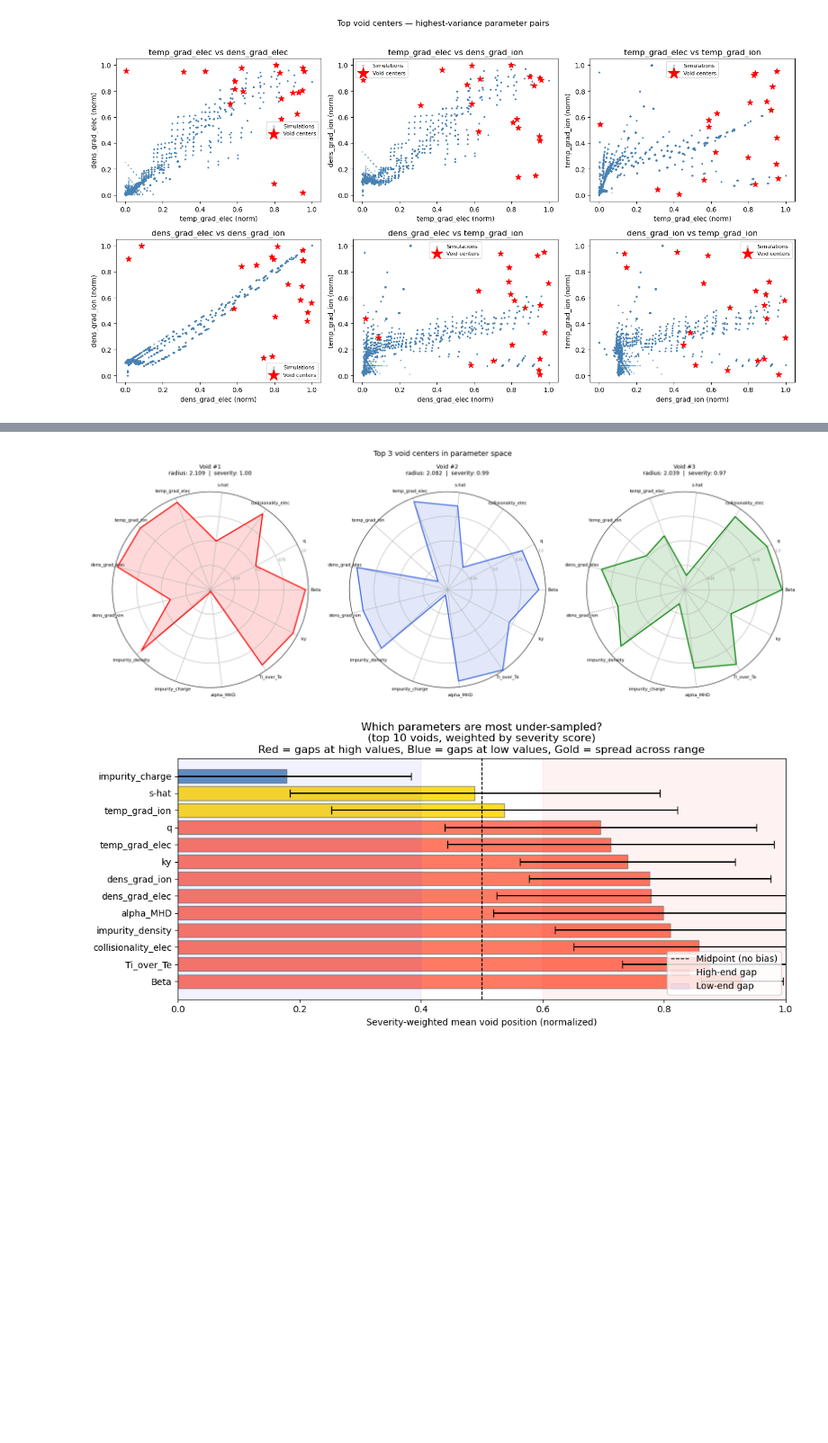
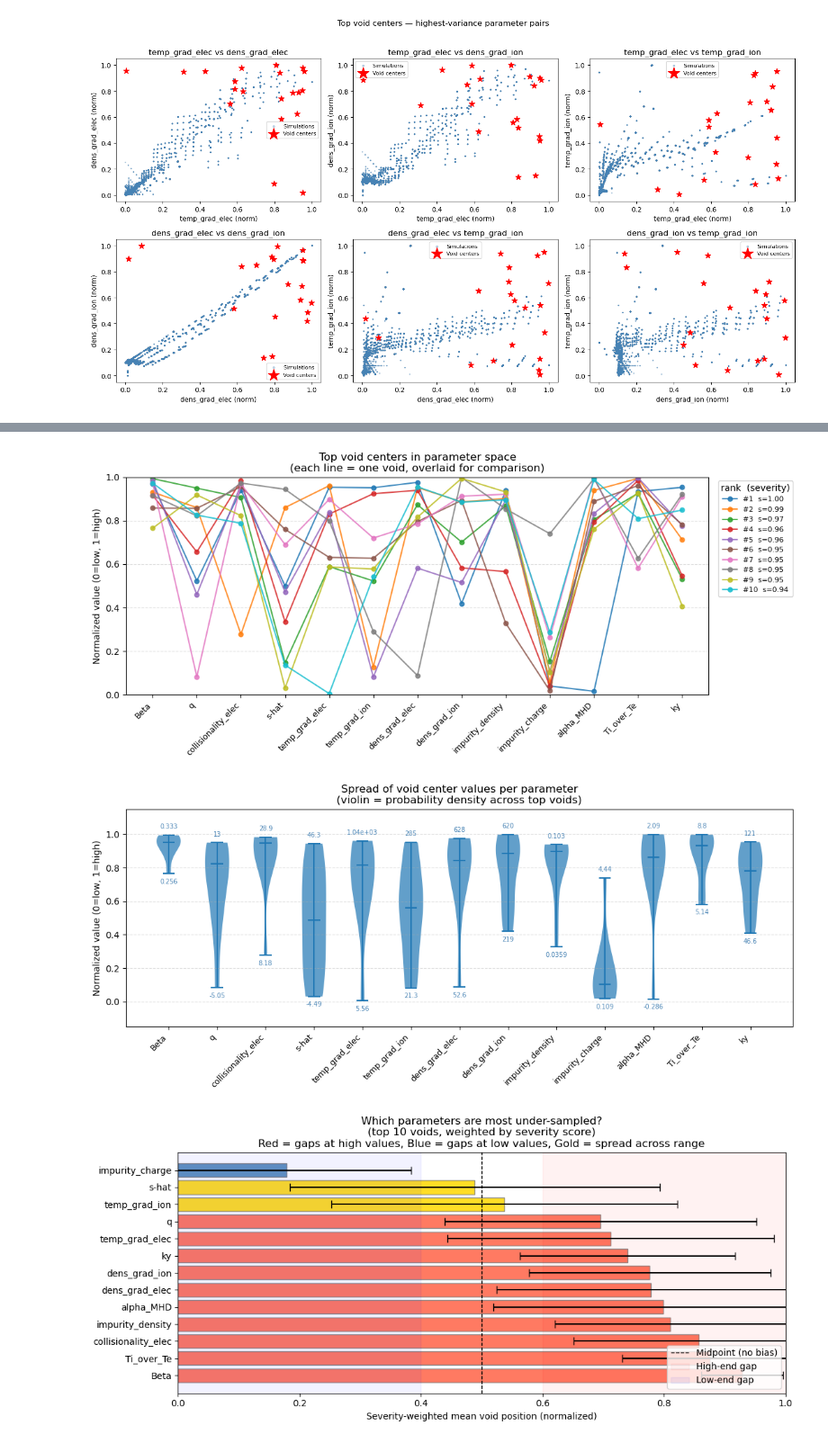
Before and after one commit to joeyschmidt97/MGKDB_parameter_overview, a Jupyter notebook: analysis/sparsity_analysis.ipynb, the cells around one changed output, grey strips where cells are left out. Shown at 90% size. Cells and saved outputs as stored; diff of their text form; code cells hidden in the pictures; blank space fills up the shorter version.

Commit message:
Sparsity analysis added violin plot for voids and max/min values

```diff
--- a/analysis/sparsity_analysis.ipynb
+++ b/analysis/sparsity_analysis.ipynb
@@ -158,41 +159,57 @@ plt.show()
 # %%
-# ── SPIDER PLOT: Top 3 voids ──────────────────────────────────────────────────
-n_params = len(param_cols)
-angles = np.linspace(0, 2 * np.pi, n_params, endpoint=False).tolist()
-angles += angles[:1]  # close the loop
+# ── OVERLAPPING POINT-LINE PLOT: Top voids (heatmap rows as lines) ───────────
+top_plot = min(top_n, 10)  # how many voids to overlay
+cmap = plt.cm.get_cmap('tab10', top_plot)
 
-colors = ['red', 'royalblue', 'green']
-top_3 = 3
+fig2, ax2 = plt.subplots(figsize=(len(param_cols) * 0.7 + 2, 5))
 
-fig2, axes2 = plt.subplots(1, top_3, figsize=(6 * top_3, 6),
-                            subplot_kw=dict(polar=True))
+x = np.arange(len(param_cols))
+for rank in range(top_plot):
+    severity = top_radii_scaled[rank] / top_radii_scaled[0]
+    values = top_centers_scaled[rank]
+    label = f'#{rank+1}  s={severity:.2f}'
+    ax2.plot(x, values, marker='o', color=cmap(rank), linewidth=1.5,
+             markersize=5, label=label, alpha=0.85)
 
-for rank in range(top_3):
-    ax = axes2[rank]
-    values = top_centers_scaled[rank].tolist()
-    values += values[:1]
-
-    # Gap severity score: void radius normalized to [0,1] relative to max void
-    severity = top_radii_scaled[rank] / top_radii_scaled[0]  # 1.0 for rank 1
-
-    ax.plot(angles, values, color=colors[rank], linewidth=2)
-    ax.fill(angles, values, color=colors[rank], alpha=0.15)
-    ax.set_xticks(angles[:-1])
-    ax.set_xticklabels(param_cols, size=8)
-    ax.set_ylim(0, 1)
-    ax.set_yticks([0.25, 0.5, 0.75, 1.0])
-    ax.set_yticklabels(['0.25', '0.5', '0.75', '1.0'], size=6, color='grey')
-    ax.set_title(
-        f'Void #{rank + 1}\n'
-        f'radius: {top_radii_scaled[rank]:.3f}  |  severity: {severity:.2f}',
-        pad=15, fontsize=10
-    )
-
-plt.suptitle('Top 3 void centers in parameter space', y=1.02, fontsize=13)
+ax2.set_xticks(x)
+ax2.set_xticklabels(param_cols, rotation=45, ha='right', fontsize=9)
+ax2.set_ylim(0, 1)
+ax2.set_ylabel('Normalized value (0=low, 1=high)')
+ax2.set_title('Top void centers in parameter space\n(each line = one void, overlaid for comparison)')
+ax2.legend(title='rank  (severity)', bbox_to_anchor=(1.01, 1), loc='upper left', fontsize=8)
+ax2.grid(axis='y', linestyle='--', alpha=0.4)
 plt.tight_layout()
 plt.show()
+
+# ── VIOLIN PLOT: Distribution of void center values per parameter ───────────
+fig3, ax3 = plt.subplots(figsize=(len(param_cols) * 0.7 + 2, 5))
+
+data_per_param = [top_centers_scaled[:top_plot, i] for i in range(len(param_cols))]
+real_per_param = [top_centers_real[:top_plot, i] for i in range(len(param_cols))]
+parts = ax3.violinplot(data_per_param, positions=range(len(param_cols)),
+                       showmedians=True, showextrema=True)
+
+for pc in parts['bodies']:
+    pc.set_alpha(0.7)
+
+# Annotate min/max with real-space values
+for i, (scaled_vals, real_vals) in enumerate(zip(data_per_param, real_per_param)):
+    y_min, y_max = min(scaled_vals), max(scaled_vals)
+    r_min, r_max = min(real_vals), max(real_vals)
+    ax3.text(i, y_max + 0.03, f'{r_max:.3g}', ha='center', va='bottom', fontsize=7, color='steelblue')
+    ax3.text(i, y_min - 0.03, f'{r_min:.3g}', ha='center', va='top',    fontsize=7, color='steelblue')
+
+ax3.set_xticks(range(len(param_cols)))
+ax3.set_xticklabels(param_cols, rotation=45, ha='right', fontsize=9)
+ax3.set_ylim(-0.15, 1.15)
+ax3.set_ylabel('Normalized value (0=low, 1=high)')
+ax3.set_title('Spread of void center values per parameter\n(violin = probability density across top voids)')
+ax3.grid(axis='y', linestyle='--', alpha=0.4)
+plt.tight_layout()
+plt.show()
 # %% [output]
-[figure, old version]
+[figure, new version]
+[figure, added]
 # %%
 top_n = 10
 
```
Also changed, not shown: parts of 2 cells of this notebook.
